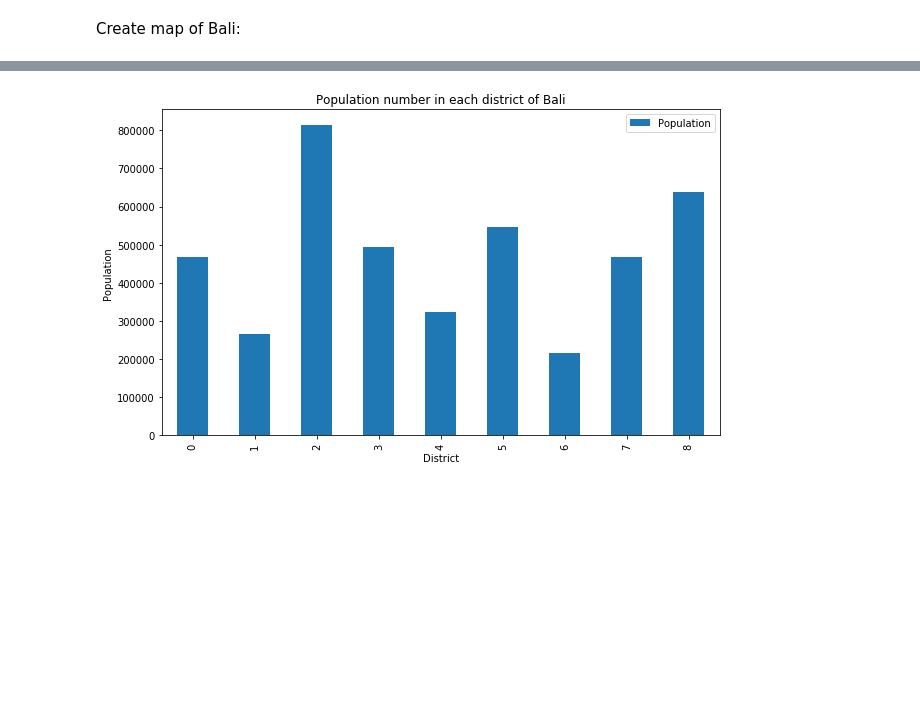
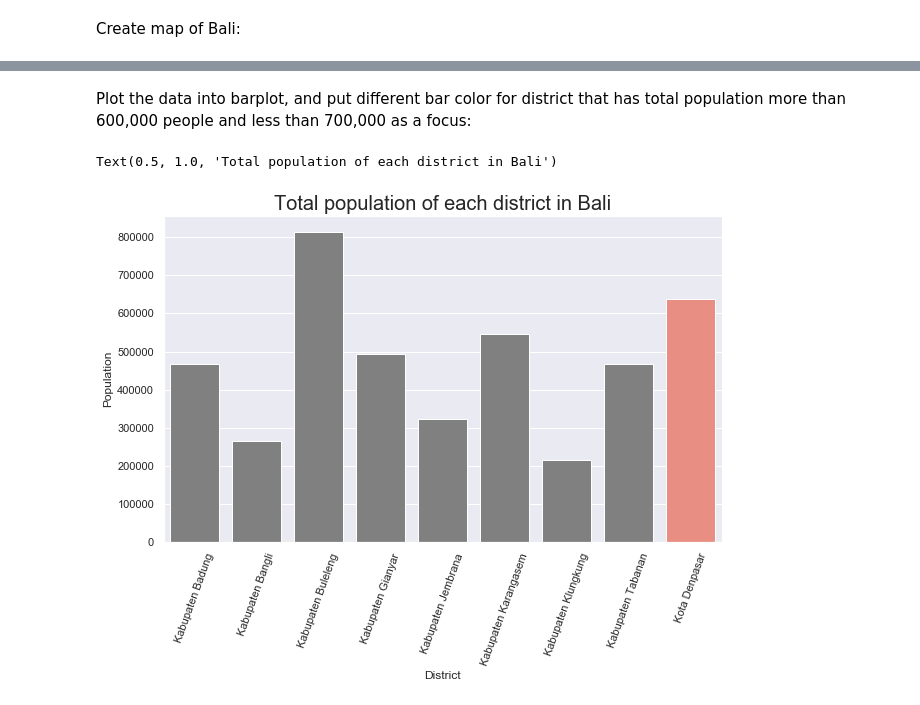
Before and after one commit to bluearticuno/Coursera_Capstone, a Jupyter notebook: Capstone-business_prospect_in_Bali.ipynb, the cells around one changed output, grey strips where cells are left out. Cells and saved outputs as stored; diff of their text form; code cells hidden in the pictures; blank space fills up the shorter version.

```diff
--- a/Capstone-business_prospect_in_Bali.ipynb
+++ b/Capstone-business_prospect_in_Bali.ipynb
@@ -197,8 +183,12 @@ bali_map
-# %%
-merged_df.loc[:, ['District', 'Population']].plot(kind='bar', figsize=(10, 6))
-plt.title('Population number in each district of Bali')
-plt.xlabel('District')
-plt.ylabel('Population')
-plt.show()
-# %% [output]
-[figure, removed]
+# %% [markdown]
+Plot the data into barplot, and put different bar color for district that has total population more than 600,000 people and less than 700,000 as a focus:
+# %%
+color = ['grey' if (x < 600000 or x > 700000) else 'salmon' for x in merged_df['Population']]
+
+ax = sns.barplot(x="District", y="Population", data=merged_df, palette=color)
+sns.set(rc={'figure.figsize':(10,6)})
+ax.set_xticklabels(ax.get_xticklabels(), rotation=70)
+ax.set_title('Total population of each district in Bali', fontsize=20)
+# %% [output]
+Text(0.5, 1.0, 'Total population of each district in Bali')
+[figure, added]
```
Also changed, not shown: parts of 26 cells of this notebook.
